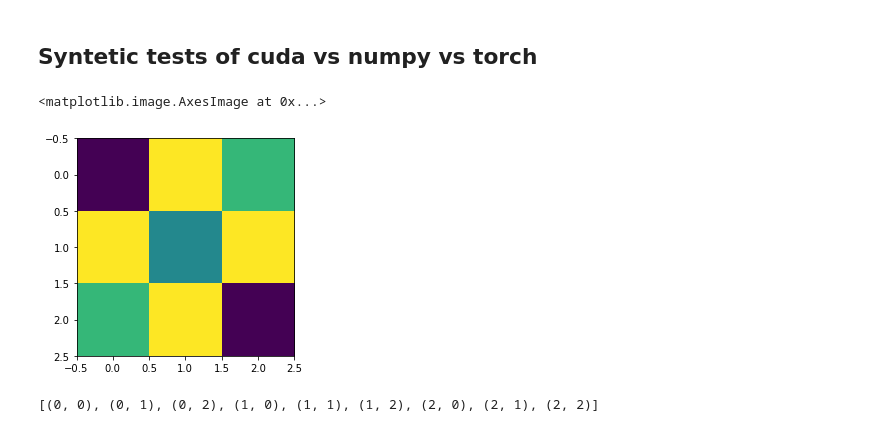
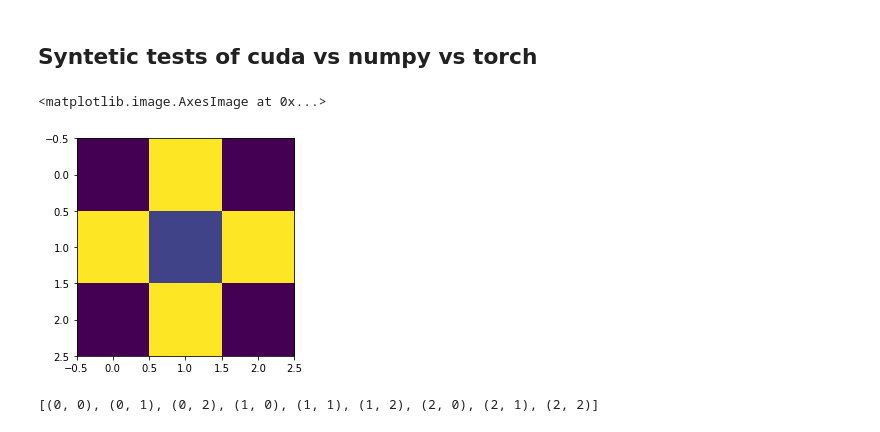
Before and after one commit to danlkv/ising_model, a Jupyter notebook: syntesis/Parallel map.ipynb, the cells around one changed output. Saved outputs shown, nothing was run; the diff lists cells and outputs as text; code cells hidden in the pictures.

```diff
--- a/syntesis/Parallel map.ipynb
+++ b/syntesis/Parallel map.ipynb
@@ -26,17 +26,23 @@ CUDA ok!
 # %%
 J = .5
 mu = 0.1
 def get_nn_mask(J, mu):
      return np.array([
-         [-J/2, J, J/2]
+         [0, J, 0]
+        ,[J, mu, J]
+        ,[0, J, 0]
+    ])
+def get_funny_mask(J, mu):
+     return np.array([
+         [J, J, J/2]
         ,[J, mu, J]
         ,[J/2, J, -J/2]
     ])
 nn_mask = get_nn_mask(J, mu)
 plt.imshow(nn_mask)
 # %% [output]
 <matplotlib.image.AxesImage at 0x...>
-[figure, old version]
+[figure, new version]
 # %%
 list(product(range(3),range(3)))
 # %% [output]
```
Also changed, not shown: parts of 9 cells of this notebook, 1 other file.
